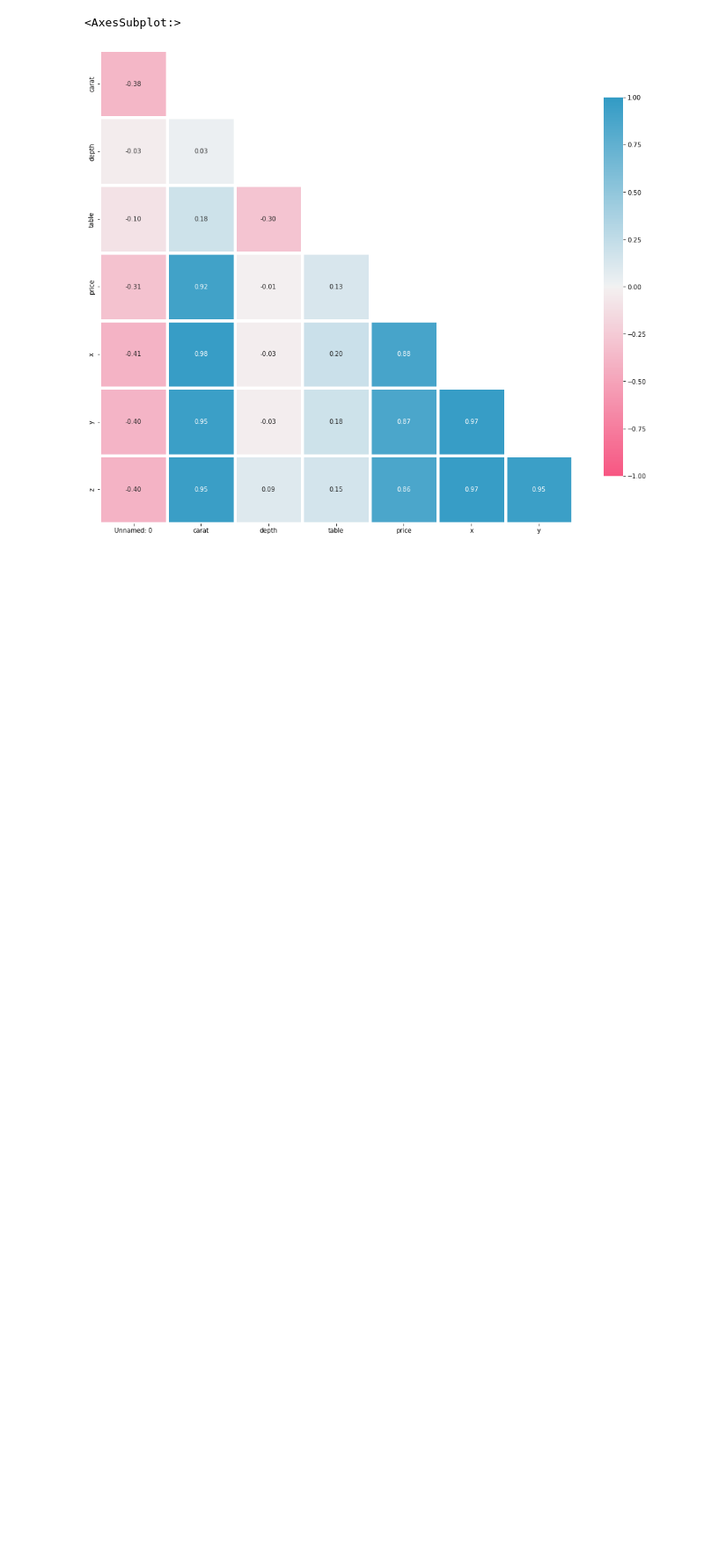
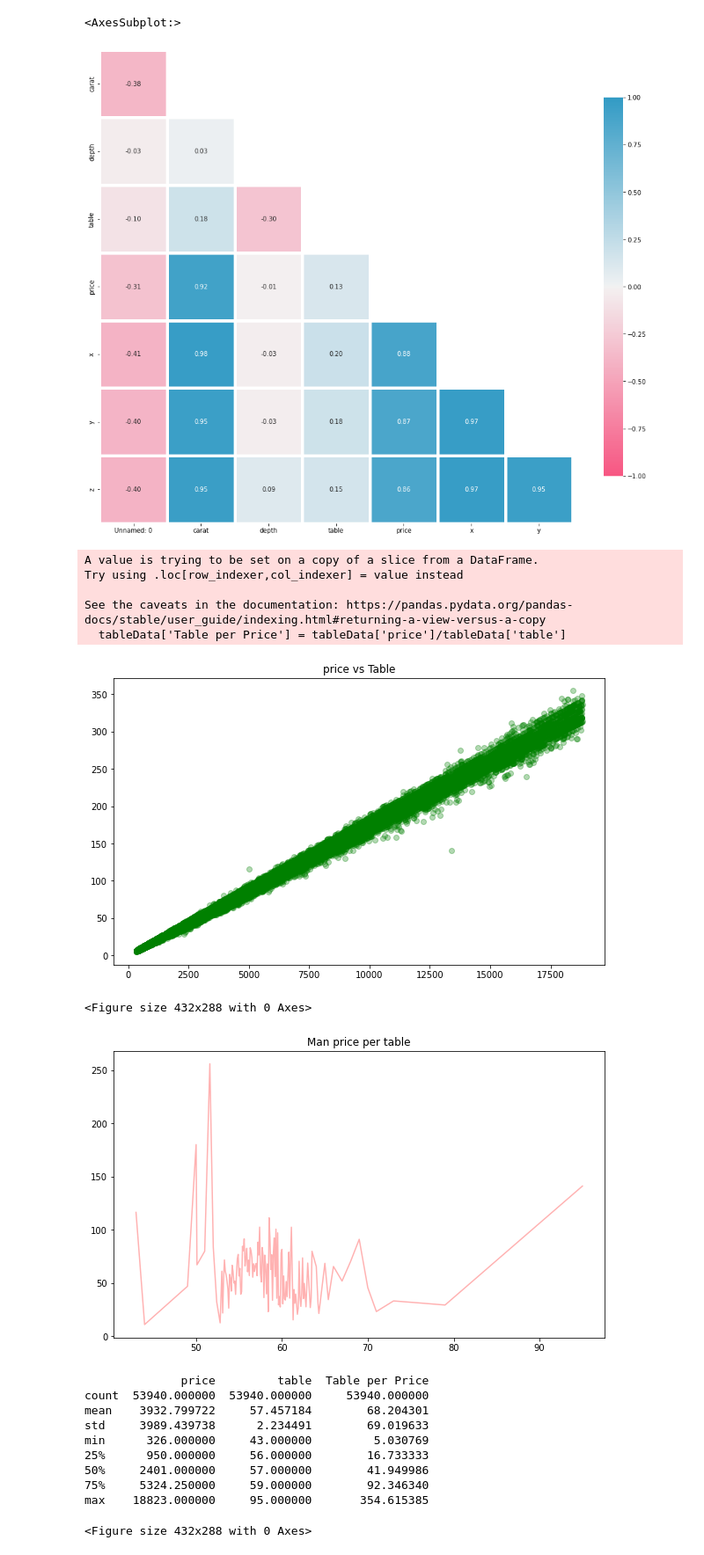
Before and after one commit to 6181801030ClementRivandi/TA, a Jupyter notebook: df.ipynb, the cells around one changed output. Shown at 88% size. Cells and saved outputs as stored; diff of their text form; code cells hidden in the pictures; blank space fills up the shorter version.

Commit message:
added some data plotting

```diff
--- a/df.ipynb
+++ b/df.ipynb
@@ -13,7 +13,7 @@ import matplotlib.pyplot as plt
 # %%
 
 # Fungsi untuk membaca file diamonds.csv dan menyimpannya dalam variabel data
-data = pd.read_csv('/Users/clementrivandi/Downloads/diamonds.csv')
+data = pd.read_csv('./diamonds.csv')
 # %%
 # Lengkapi kode Anda untuk menjawab Tugas 4 di sini.
 
@@ -41,3 +40,41 @@ Deprecated in NumPy 1.20; for more details and guidance: https://numpy.org/devdo
   mask = np.triu(np.ones_like(df_corr, dtype=np.bool))
 <AxesSubplot:>
 [figure]
+# %%
+#ploting
+tableData = data[['price','table']]
+tableData['Table per Price'] = tableData['price']/tableData['table']
+temp = tableData.groupby('table')['Table per Price'].mean()
+
+plt.figure(figsize=(10,6))
+plt.title('price vs Table')
+plt.scatter(tableData['price'],tableData['Table per Price'],color='green',alpha=0.3)
+plt.show()
+plt.clf()
+
+plt.figure(figsize=(10,6))
+plt.title('Man price per table')
+plt.plot(temp.index,temp,color='red',alpha=0.3)
+plt.show()
+plt.clf()
+
+print(tableData.describe())
+# %% [output]
+A value is trying to be set on a copy of a slice from a DataFrame.
+Try using .loc[row_indexer,col_indexer] = value instead
+
+See the caveats in the documentation: https://pandas.pydata.org/pandas-docs/stable/user_guide/indexing.html#returning-a-view-versus-a-copy
+  tableData['Table per Price'] = tableData['price']/tableData['table']
+[figure, added]
+<Figure size 432x288 with 0 Axes>
+[figure, added]
+              price         table  Table per Price
+count  53940.000000  53940.000000     53940.000000
+mean    3932.799722     57.457184        68.204301
+std     3989.439738      2.234491        69.019633
+min      326.000000     43.000000         5.030769
+25%      950.000000     56.000000        16.733333
+50%     2401.000000     57.000000        41.949986
+75%     5324.250000     59.000000        92.346340
+max    18823.000000     95.000000       354.615385
+<Figure size 432x288 with 0 Axes>
```
Also changed, not shown: parts of 1 cell of this notebook.
